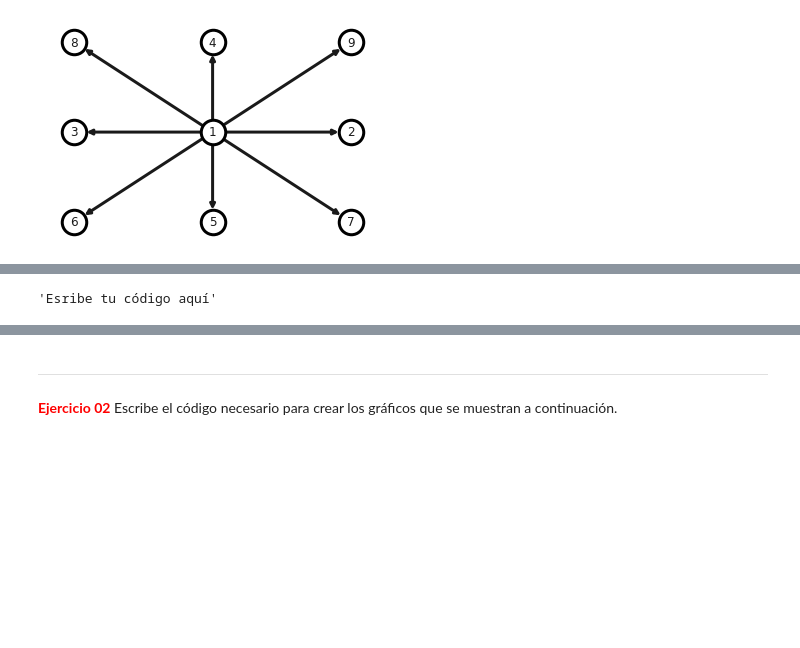
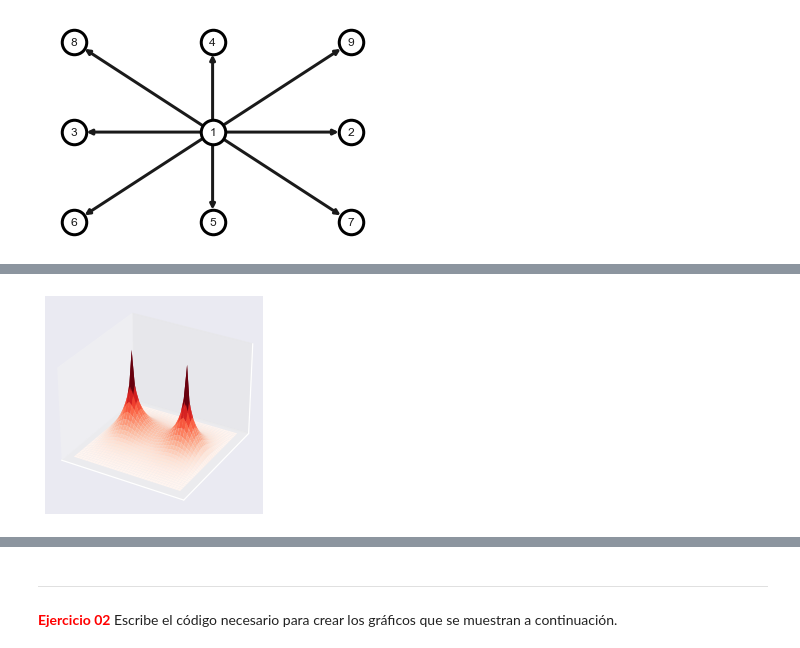
Before and after one commit to MelvinGuaygua/Python-projects, a Jupyter notebook: 10_Seaborn/Seaborn.ipynb, the cells around one changed output, grey strips where cells are left out. Drawn from its saved outputs; the diff is of its cells as text; code cells hidden in the pictures; blank space fills up the shorter version.

```diff
--- a/10_Seaborn/Seaborn.ipynb
+++ b/10_Seaborn/Seaborn.ipynb
@@ -285,8 +348,33 @@ plt.show()
 <img src="dos.png" ALIGN="left">
 # %%
 """Esribe tu código aquí"""
+
+from mpl_toolkits.mplot3d import Axes3D
+import matplotlib.pyplot as plt
+from matplotlib import cm
+
+# --------------------------
+# A = np.zeros([50,50])
+# #DIFUMINAR EL COLOR  (ya no hace falta difuminar xq lo difumino en el anterior)
+# for t in range(100):
+#     for i in range(1,len(A)-1):
+#         for j in range(1,len(A)-1):
+#             A[i][j]=(A[i+1][j]+A[i-1][j]+A[i][j+1]+A[i][j-1])/4
+#             A[int(len(A)/2),int(len(A)/2)] = 100
+# ---------------------------
+
+fig = plt.figure()
+ax = fig.add_subplot(projection='3d')
+X = np.arange(len(A))
+Y = np.arange(len(A))
+X, Y = np.meshgrid(X, Y)
+ax.set_xticks([])
+ax.set_yticks([])
+ax.set_zticks([])
+
+surf = ax.plot_surface(X, Y, A, cmap='Reds',linewidth=0)
 # %% [output]
-'Esribe tu código aquí'
+[figure, added]
 # %% [markdown]
 <img src="dos_3d.png" ALIGN="left">
 # %% [markdown]
```
Also changed, not shown: parts of 46 cells of this notebook, 1 other file.
